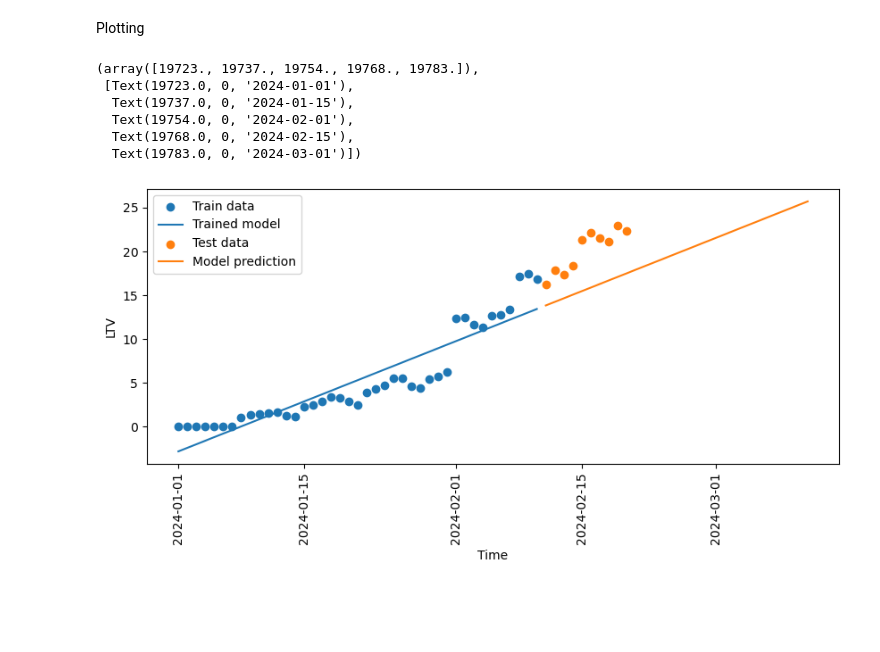
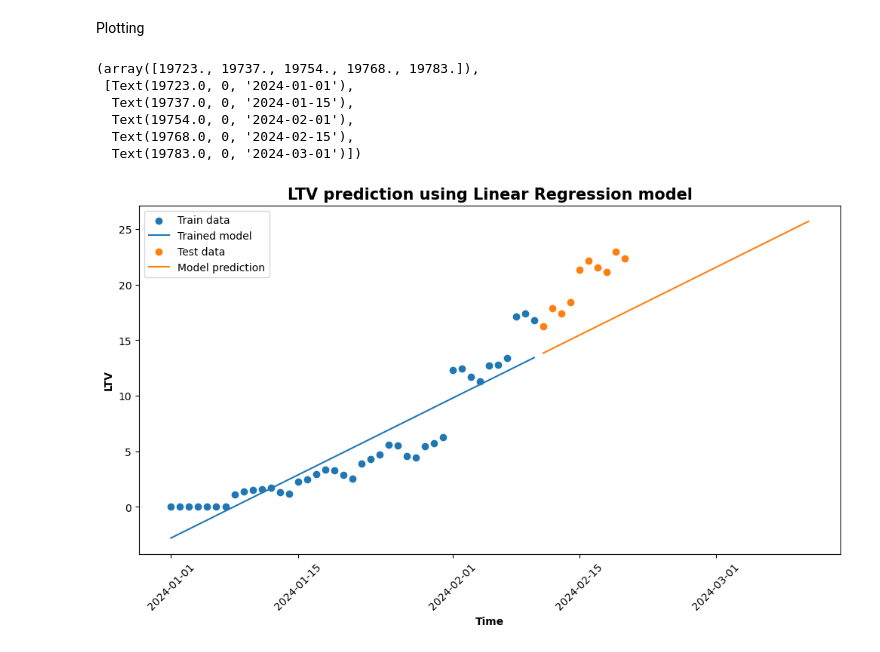
Before and after one commit to agoncharova/Cohort_analysis_and_LTV_prediction, a Jupyter notebook: Cohort_analysis_and_prediction.ipynb, the cells around one changed output. Saved outputs shown, nothing was run; the diff lists cells and outputs as text; code cells hidden in the pictures; blank space fills up the shorter version.

Commit message:
Figure update

```diff
--- a/Cohort_analysis_and_prediction.ipynb
+++ b/Cohort_analysis_and_prediction.ipynb
@@ -297,23 +297,23 @@ y_to_future = regressor.predict(X_to_future)
 # %% [markdown]
 Plotting
 # %%
-plt.figure(figsize=(10,4))
+plt.figure(figsize=(12,6))
 
 plt.scatter(tt_train, y_train, label='Train data')
 plt.plot(tt_train, y_pred_train, label='Trained model')
 plt.scatter(tt_test, y_test, label='Test data')
 #plt.plot(tt_test, y_pred, label='Model prediction')
 plt.plot(tt_to_future, y_to_future, label='Model prediction')
-
-plt.xlabel('Time')
-plt.ylabel('LTV')
+plt.title('LTV prediction using Linear Regression model', fontsize = 15, fontweight='bold')
+plt.xlabel('Time', fontweight='bold')
+plt.ylabel('LTV', fontweight='bold')
 plt.legend()
-plt.xticks(rotation=90)
+plt.xticks(rotation=45)
 # %% [output]
 (array([19723., 19737., 19754., 19768., 19783.]),
  [Text(19723.0, 0, '2024-01-01'),
   Text(19737.0, 0, '2024-01-15'),
   Text(19754.0, 0, '2024-02-01'),
   Text(19768.0, 0, '2024-02-15'),
   Text(19783.0, 0, '2024-03-01')])
-[figure, old version]
+[figure, new version]
```
Also changed, not shown: parts of 1 cell of this notebook.
